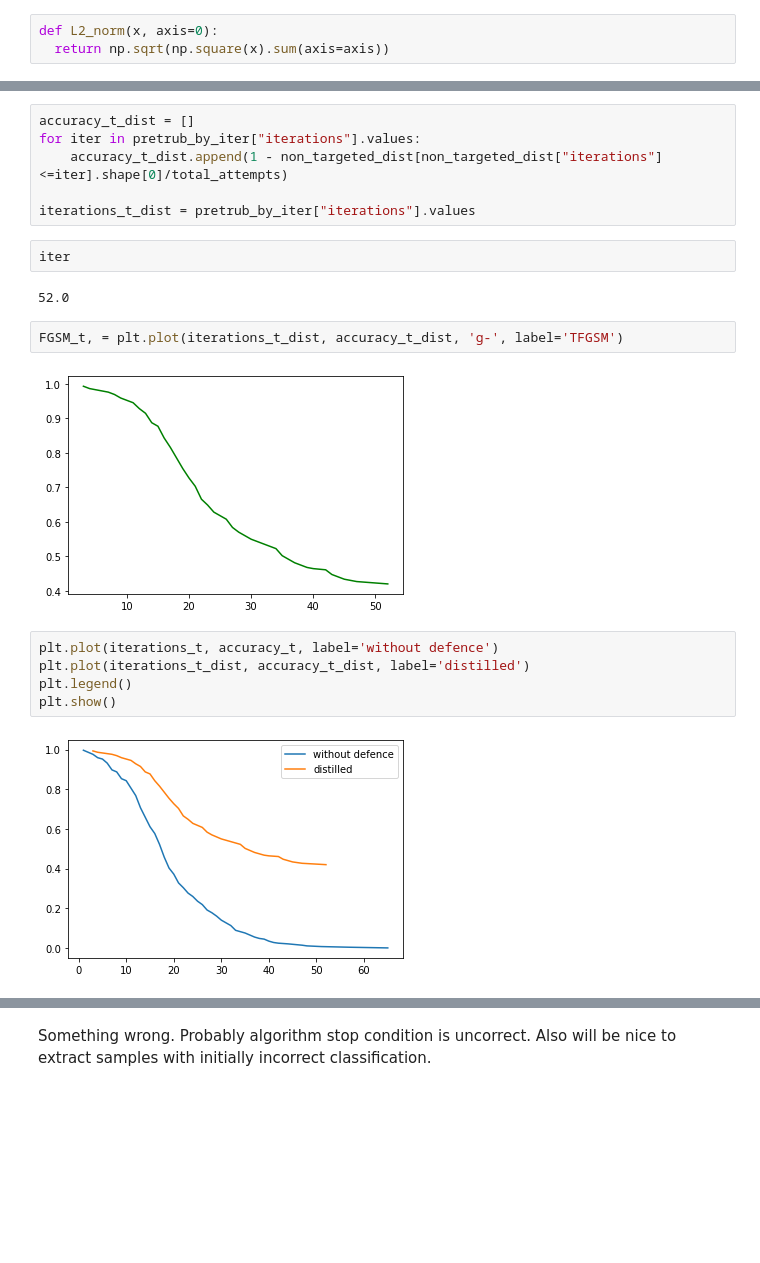
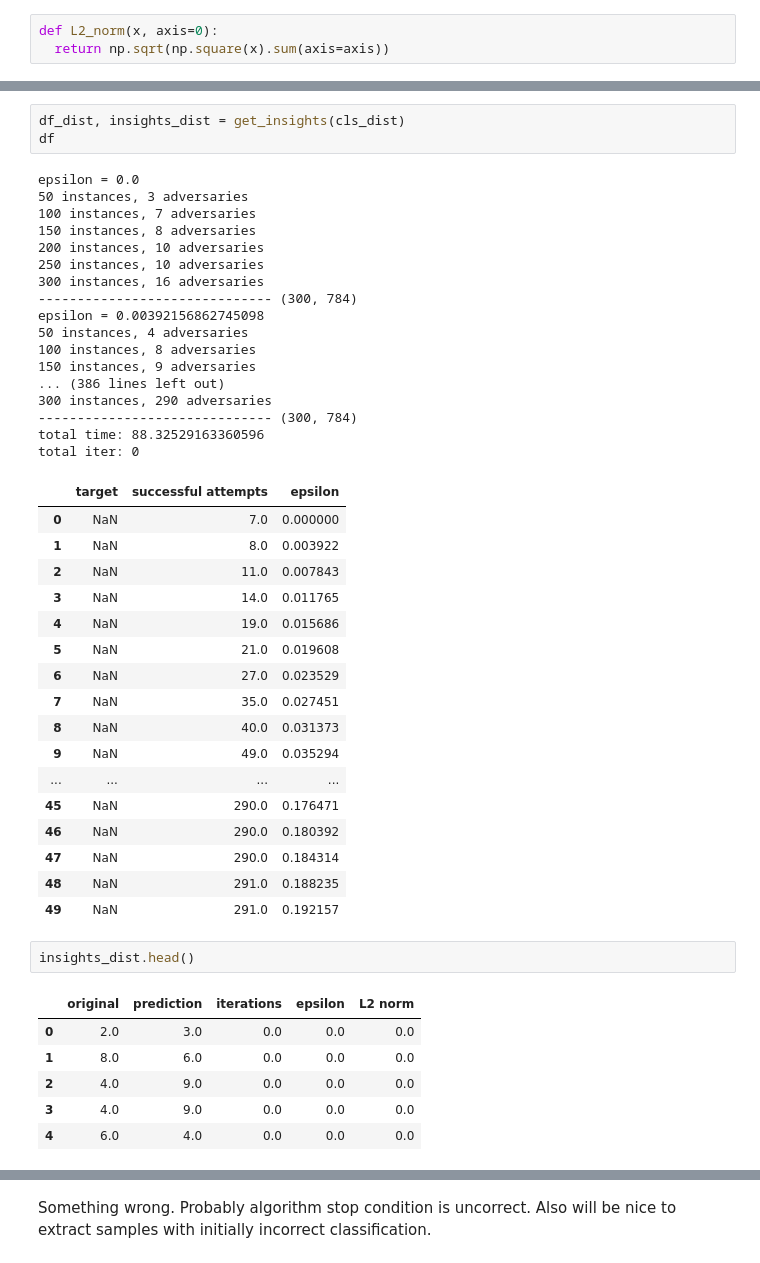
Before and after one commit to BohdanBuhrii/Defending-DNN-against-attacks, a Jupyter notebook: Program/Non-targeted attack compare.ipynb, the cells around one changed output, grey strips where cells are left out. Cells and saved outputs as stored; diff of their text form; blank space fills up the shorter version.

Commit message:
Time to rewrite this shit

```diff
--- a/Program/Non-targeted attack compare.ipynb
+++ b/Program/Non-targeted attack compare.ipynb
@@ -286,21 +175,47 @@ plt.plot(pretrub_by_iter['iterations'], pretrub_by_iter['L2 norm'])
-# %%
-accuracy_t_dist = []
-for iter in pretrub_by_iter["iterations"].values:
-    accuracy_t_dist.append(1 - non_targeted_dist[non_targeted_dist["iterations"]<=iter].shape[0]/total_attempts)
-
-iterations_t_dist = pretrub_by_iter["iterations"].values
-# %%
-iter
-# %% [output]
-52.0
-# %%
-FGSM_t, = plt.plot(iterations_t_dist, accuracy_t_dist, 'g-', label='TFGSM')
-# %% [output]
-[figure, removed]
-# %%
-plt.plot(iterations_t, accuracy_t, label='without defence')
-plt.plot(iterations_t_dist, accuracy_t_dist, label='distilled')
-plt.legend()
-plt.show()
-# %% [output]
-[figure, removed]
+# %%
+df_dist, insights_dist = get_insights(cls_dist)
+df
+# %% [output]
+epsilon = 0.0
+50 instances, 3 adversaries
+100 instances, 7 adversaries
+150 instances, 8 adversaries
+200 instances, 10 adversaries
+250 instances, 10 adversaries
+300 instances, 16 adversaries
+------------------------------ (300, 784)
+epsilon = 0.00392156862745098
+50 instances, 4 adversaries
+100 instances, 8 adversaries
+150 instances, 9 adversaries
+... (386 lines left out)
+300 instances, 290 adversaries
+------------------------------ (300, 784)
+total time: 88.32529163360596
+total iter: 0
+|  | target | successful attempts | epsilon |
+| 0 | NaN | 7.0 | 0.000000 |
+| 1 | NaN | 8.0 | 0.003922 |
+| 2 | NaN | 11.0 | 0.007843 |
+| 3 | NaN | 14.0 | 0.011765 |
+| 4 | NaN | 19.0 | 0.015686 |
+| 5 | NaN | 21.0 | 0.019608 |
+| 6 | NaN | 27.0 | 0.023529 |
+| 7 | NaN | 35.0 | 0.027451 |
+| 8 | NaN | 40.0 | 0.031373 |
+| 9 | NaN | 49.0 | 0.035294 |
+| ... | ... | ... | ... |
+| 45 | NaN | 290.0 | 0.176471 |
+| 46 | NaN | 290.0 | 0.180392 |
+| 47 | NaN | 290.0 | 0.184314 |
+| 48 | NaN | 291.0 | 0.188235 |
+| 49 | NaN | 291.0 | 0.192157 |
+# %%
+insights_dist.head()
+# %% [output]
+|  | original | prediction | iterations | epsilon | L2 norm |
+| 0 | 2.0 | 3.0 | 0.0 | 0.0 | 0.0 |
+| 1 | 8.0 | 6.0 | 0.0 | 0.0 | 0.0 |
+| 2 | 4.0 | 9.0 | 0.0 | 0.0 | 0.0 |
+| 3 | 4.0 | 9.0 | 0.0 | 0.0 | 0.0 |
+| 4 | 6.0 | 4.0 | 0.0 | 0.0 | 0.0 |
```
Also changed, not shown: parts of 19 cells of this notebook, 1 other file.
